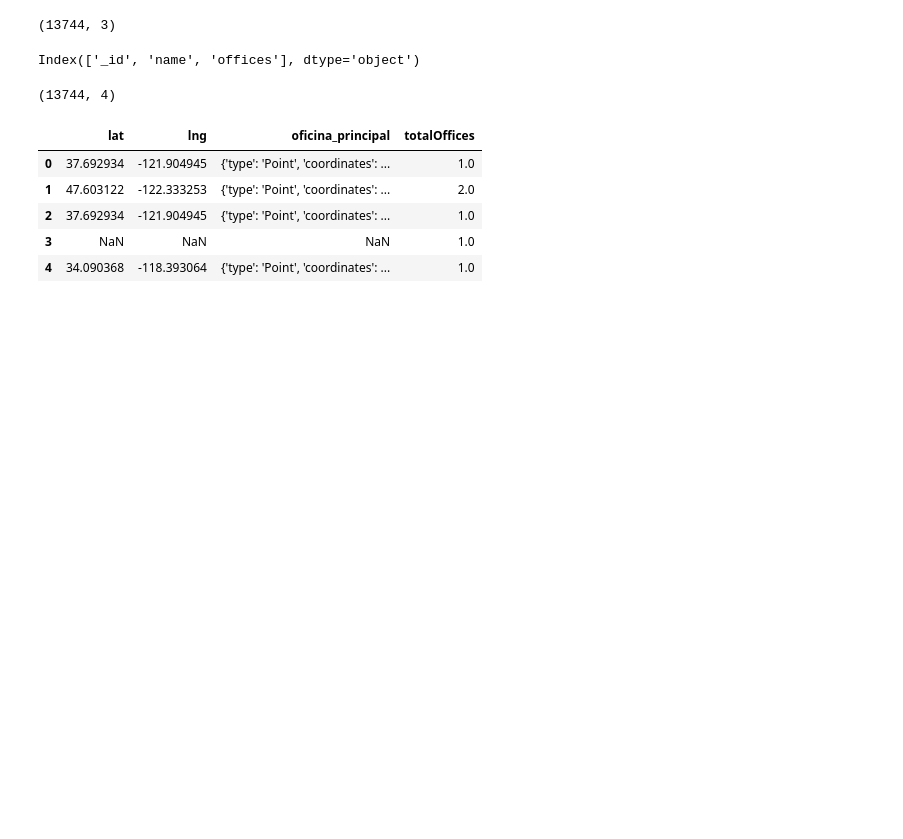
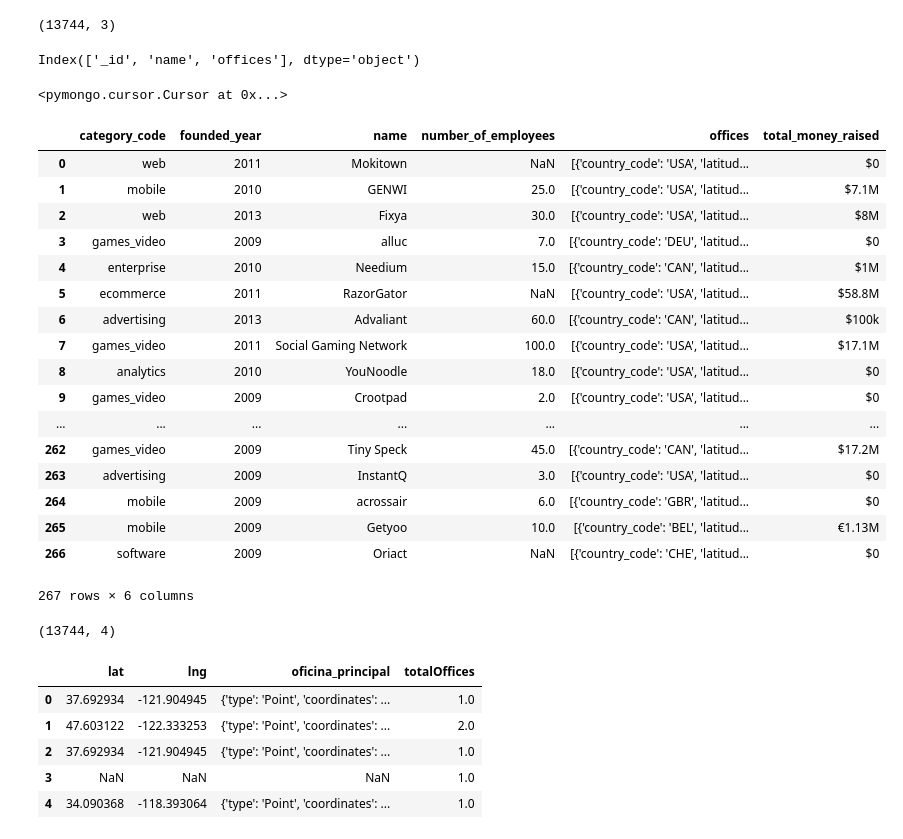
Before and after one commit to fserrey/visualizing-real-world-data, a Jupyter notebook: Pymongo requests.ipynb, the cells around one changed output. Saved outputs shown, nothing was run; the diff lists cells and outputs as text; code cells hidden in the pictures; blank space fills up the shorter version.

```diff
--- a/Pymongo requests.ipynb
+++ b/Pymongo requests.ipynb
@@ -66 +76,5 @@ db.companies.find({    #Companies with at least 1 office
+# %%
+mongodata
+# %% [output]
+<pymongo.cursor.Cursor at 0x...>
 # %%
@@ -93,3 +95,25 @@ db.companies.find({    #Companies with at least 1 office
+# %%
+df = pd.DataFrame(mongodata)
+df
+# %% [output]
+|  | category_code | founded_year | name | number_of_employees | offices | total_money_raised |
+| 0 | web | 2011 | Mokitown | NaN | [{'country_code': 'USA', 'latitud... | $0 |
+| 1 | mobile | 2010 | GENWI | 25.0 | [{'country_code': 'USA', 'latitud... | $7.1M |
+| 2 | web | 2013 | Fixya | 30.0 | [{'country_code': 'USA', 'latitud... | $8M |
+| 3 | games_video | 2009 | alluc | 7.0 | [{'country_code': 'DEU', 'latitud... | $0 |
+| 4 | enterprise | 2010 | Needium | 15.0 | [{'country_code': 'CAN', 'latitud... | $1M |
+| 5 | ecommerce | 2011 | RazorGator | NaN | [{'country_code': 'USA', 'latitud... | $58.8M |
+| 6 | advertising | 2013 | Advaliant | 60.0 | [{'country_code': 'CAN', 'latitud... | $100k |
+| 7 | games_video | 2011 | Social Gaming Network | 100.0 | [{'country_code': 'USA', 'latitud... | $17.1M |
+| 8 | analytics | 2010 | YouNoodle | 18.0 | [{'country_code': 'USA', 'latitud... | $0 |
+| 9 | games_video | 2009 | Crootpad | 2.0 | [{'country_code': 'USA', 'latitud... | $0 |
+| ... | ... | ... | ... | ... | ... | ... |
+| 262 | games_video | 2009 | Tiny Speck | 45.0 | [{'country_code': 'CAN', 'latitud... | $17.2M |
+| 263 | advertising | 2009 | InstantQ | 3.0 | [{'country_code': 'USA', 'latitud... | $0 |
+| 264 | mobile | 2009 | acrossair | 6.0 | [{'country_code': 'GBR', 'latitud... | $0 |
+| 265 | mobile | 2009 | Getyoo | 10.0 | [{'country_code': 'BEL', 'latitud... | €1.13M |
+| 266 | software | 2009 | Oriact | NaN | [{'country_code': 'CHE', 'latitud... | $0 |
+267 rows × 6 columns
 # %%
 def getFirstOffice(data):
     data = data['offices']
```
Also changed, not shown: parts of 2 cells of this notebook.
